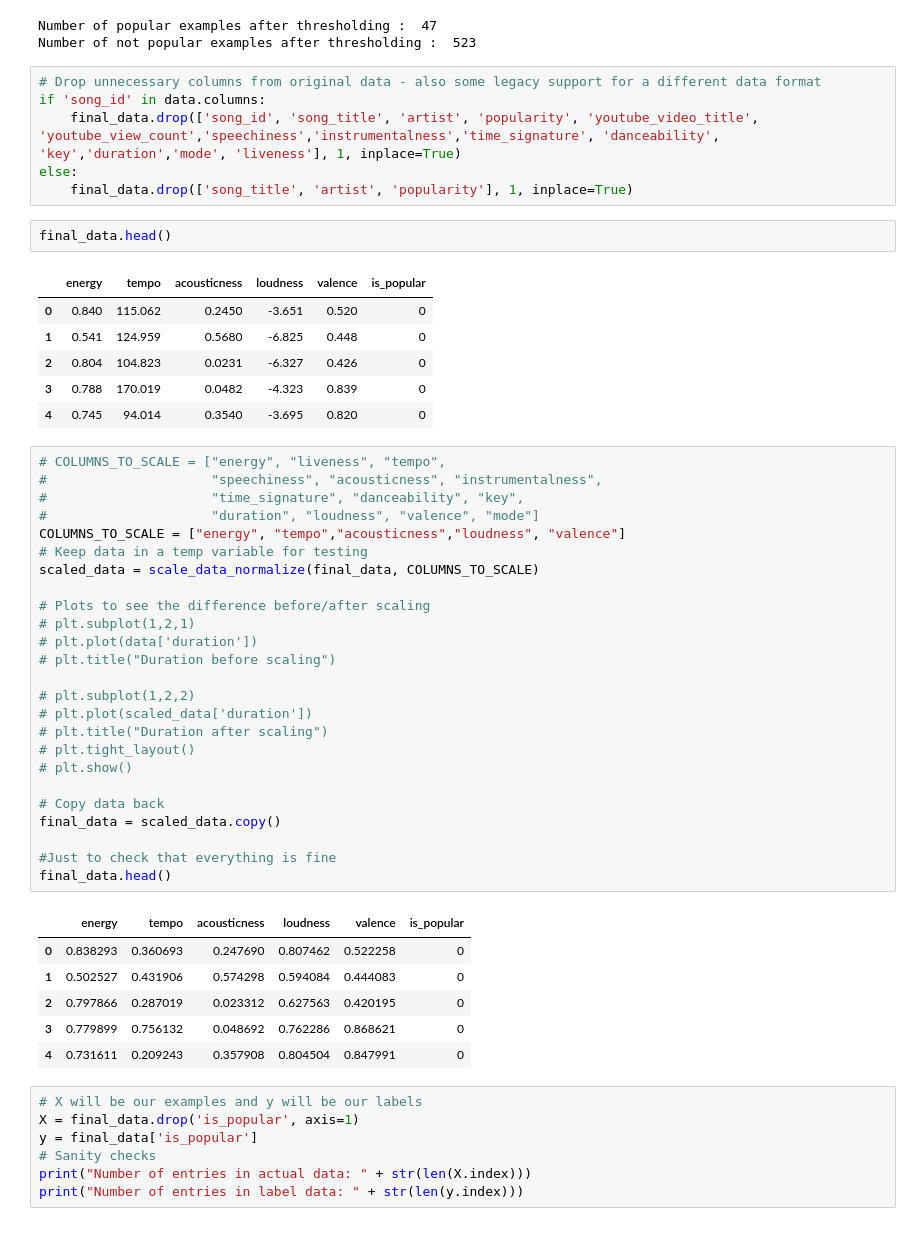
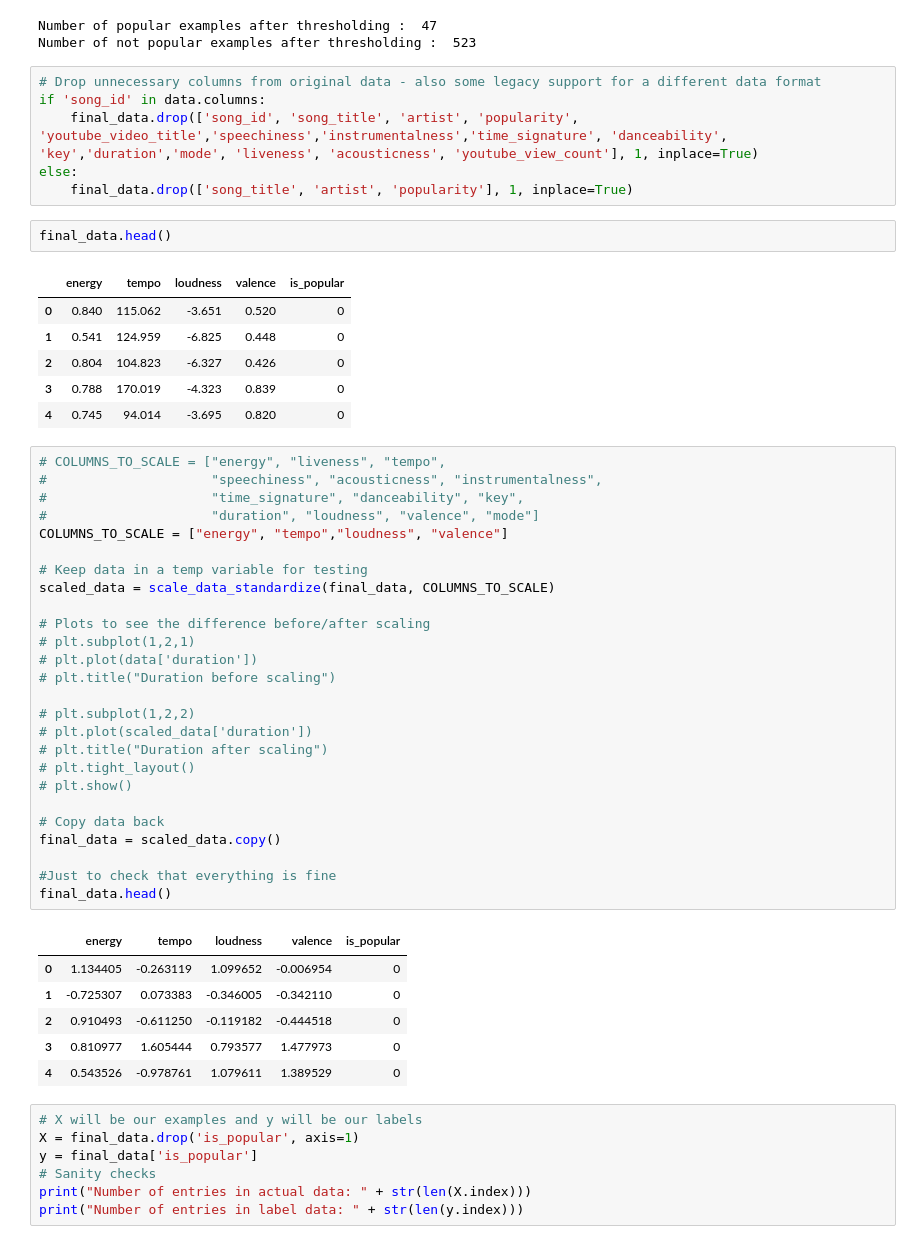
Before and after one commit to pawKer/Predicting-music-popularity, a Jupyter notebook: 3yp-automated-main.ipynb, the cells around one changed output. Drawn from its saved outputs; the diff is of its cells as text.

```diff
--- a/3yp-automated-main.ipynb
+++ b/3yp-automated-main.ipynb
@@ -54,50 +54,51 @@ Number of not popular examples after thresholding :  523
 # %%
 # Drop unnecessary columns from original data - also some legacy support for a different data format
 if 'song_id' in data.columns:
-    final_data.drop(['song_id', 'song_title', 'artist', 'popularity', 'youtube_video_title', 'youtube_view_count','speechiness','instrumentalness','time_signature', 'danceability', 'key','duration','mode', 'liveness'], 1, inplace=True)
+    final_data.drop(['song_id', 'song_title', 'artist', 'popularity', 'youtube_video_title','speechiness','instrumentalness','time_signature', 'danceability', 'key','duration','mode', 'liveness', 'acousticness', 'youtube_view_count'], 1, inplace=True)
 else:
     final_data.drop(['song_title', 'artist', 'popularity'], 1, inplace=True)
 # %%
 final_data.head()
 # %% [output]
-|  | energy | tempo | acousticness | loudness | valence | is_popular |
-| 0 | 0.840 | 115.062 | 0.2450 | -3.651 | 0.520 | 0 |
-| 1 | 0.541 | 124.959 | 0.5680 | -6.825 | 0.448 | 0 |
-| 2 | 0.804 | 104.823 | 0.0231 | -6.327 | 0.426 | 0 |
-| 3 | 0.788 | 170.019 | 0.0482 | -4.323 | 0.839 | 0 |
-| 4 | 0.745 | 94.014 | 0.3540 | -3.695 | 0.820 | 0 |
+|  | energy | tempo | loudness | valence | is_popular |
+| 0 | 0.840 | 115.062 | -3.651 | 0.520 | 0 |
+| 1 | 0.541 | 124.959 | -6.825 | 0.448 | 0 |
+| 2 | 0.804 | 104.823 | -6.327 | 0.426 | 0 |
+| 3 | 0.788 | 170.019 | -4.323 | 0.839 | 0 |
+| 4 | 0.745 | 94.014 | -3.695 | 0.820 | 0 |
 # %%
 # COLUMNS_TO_SCALE = ["energy", "liveness", "tempo",
 #                     "speechiness", "acousticness", "instrumentalness",
 #                     "time_signature", "danceability", "key",
 #                     "duration", "loudness", "valence", "mode"]
-COLUMNS_TO_SCALE = ["energy", "tempo","acousticness","loudness", "valence"]
+COLUMNS_TO_SCALE = ["energy", "tempo","loudness", "valence"]
+
 # Keep data in a temp variable for testing
-scaled_data = scale_data_normalize(final_data, COLUMNS_TO_SCALE)
+scaled_data = scale_data_standardize(final_data, COLUMNS_TO_SCALE)
 
 # Plots to see the difference before/after scaling
 # plt.subplot(1,2,1)
 # plt.plot(data['duration'])
 # plt.title("Duration before scaling")
 
 # plt.subplot(1,2,2)
 # plt.plot(scaled_data['duration'])
 # plt.title("Duration after scaling")
 # plt.tight_layout()
 # plt.show()
 
 # Copy data back
 final_data = scaled_data.copy()
 
 #Just to check that everything is fine
 final_data.head()
 # %% [output]
-|  | energy | tempo | acousticness | loudness | valence | is_popular |
-| 0 | 0.838293 | 0.360693 | 0.247690 | 0.807462 | 0.522258 | 0 |
-| 1 | 0.502527 | 0.431906 | 0.574298 | 0.594084 | 0.444083 | 0 |
-| 2 | 0.797866 | 0.287019 | 0.023312 | 0.627563 | 0.420195 | 0 |
-| 3 | 0.779899 | 0.756132 | 0.048692 | 0.762286 | 0.868621 | 0 |
-| 4 | 0.731611 | 0.209243 | 0.357908 | 0.804504 | 0.847991 | 0 |
+|  | energy | tempo | loudness | valence | is_popular |
+| 0 | 1.134405 | -0.263119 | 1.099652 | -0.006954 | 0 |
+| 1 | -0.725307 | 0.073383 | -0.346005 | -0.342110 | 0 |
+| 2 | 0.910493 | -0.611250 | -0.119182 | -0.444518 | 0 |
+| 3 | 0.810977 | 1.605444 | 0.793577 | 1.477973 | 0 |
+| 4 | 0.543526 | -0.978761 | 1.079611 | 1.389529 | 0 |
 # %%
 # X will be our examples and y will be our labels
 X = final_data.drop('is_popular', axis=1)
```
Also changed, not shown: parts of 5 cells of this notebook, 1 other file.
